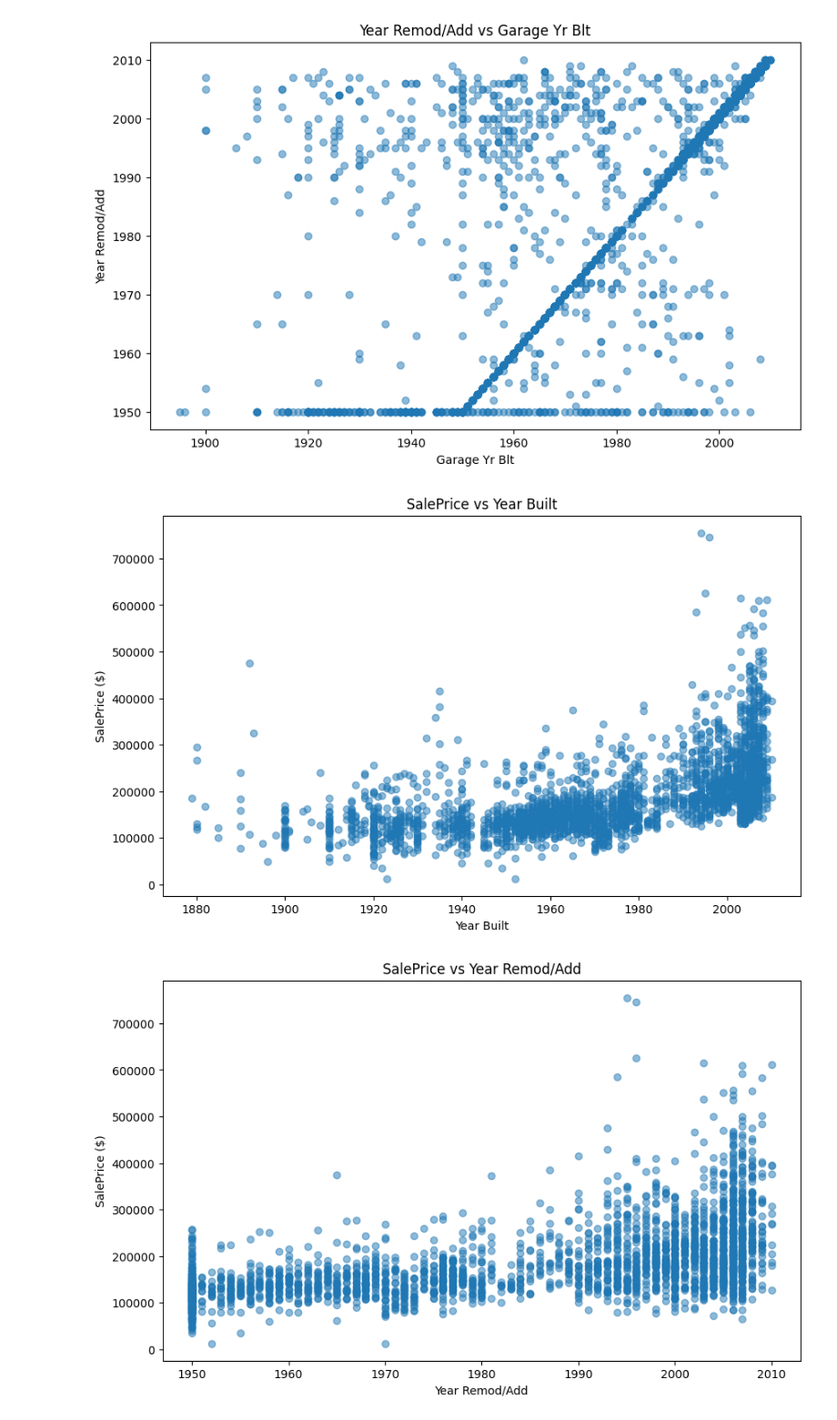
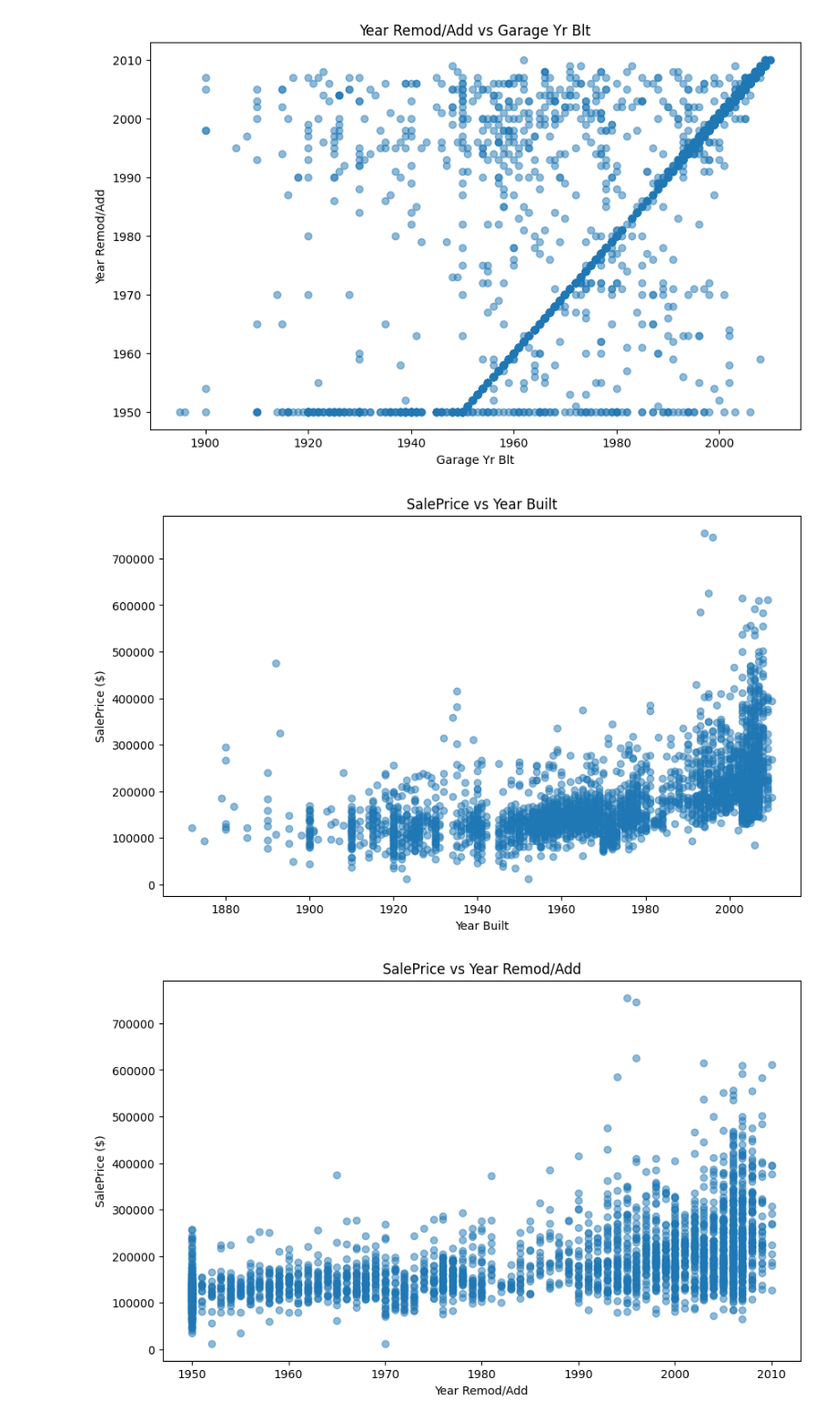
Before and after one commit to chiracarla/lab1, a Jupyter notebook: lab1.ipynb, the cells around one changed output. Shown at 91% size. Drawn from its saved outputs; the diff is of its cells as text; code cells hidden in the pictures.

```diff
--- a/lab1.ipynb
+++ b/lab1.ipynb
@@ -350,13 +350,13 @@ plt.show()
 [figure]
 # %%
 plt.figure(figsize=(10,6))
-plt.scatter(current['Year Built'], current['SalePrice'], alpha=0.5)
+plt.scatter(data['Year Built'], data['SalePrice'], alpha=0.5)
 plt.title("SalePrice vs Year Built")
 plt.xlabel("Year Built")
 plt.ylabel("SalePrice ($)")
 plt.show()
 # %% [output]
-[figure, old version]
+[figure, new version]
 # %%
 plt.figure(figsize=(10,6))
 plt.scatter(current['Year Remod/Add'], current['SalePrice'], alpha=0.5)
```
Also changed, not shown: parts of 1 cell of this notebook.
